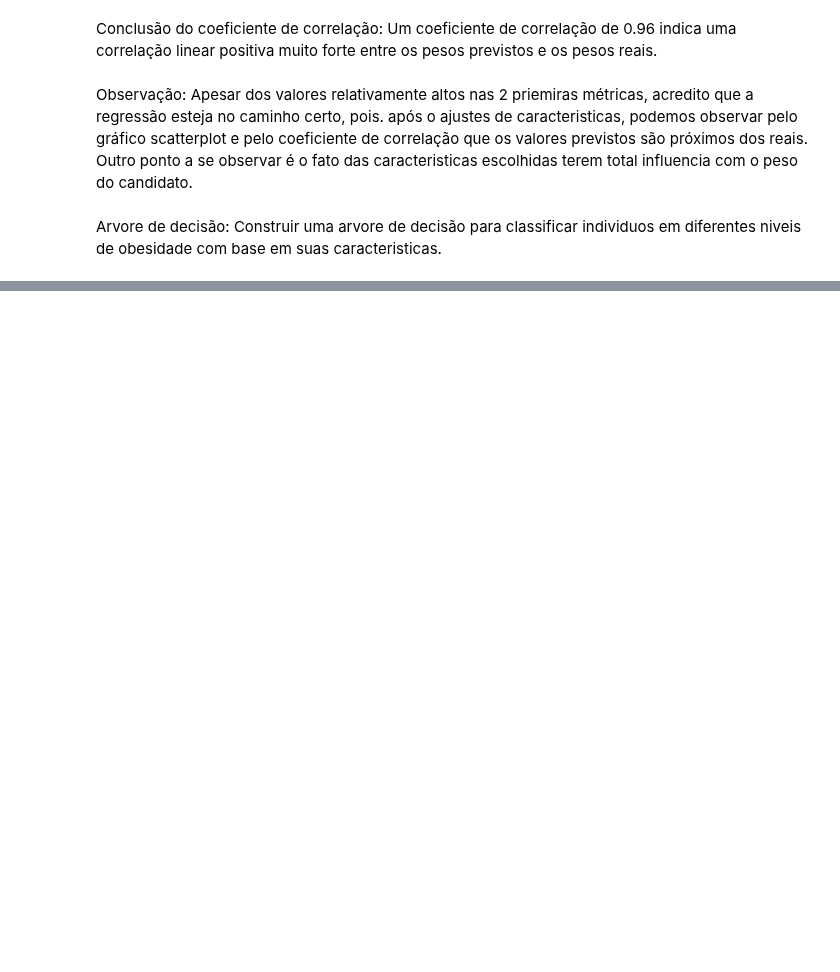
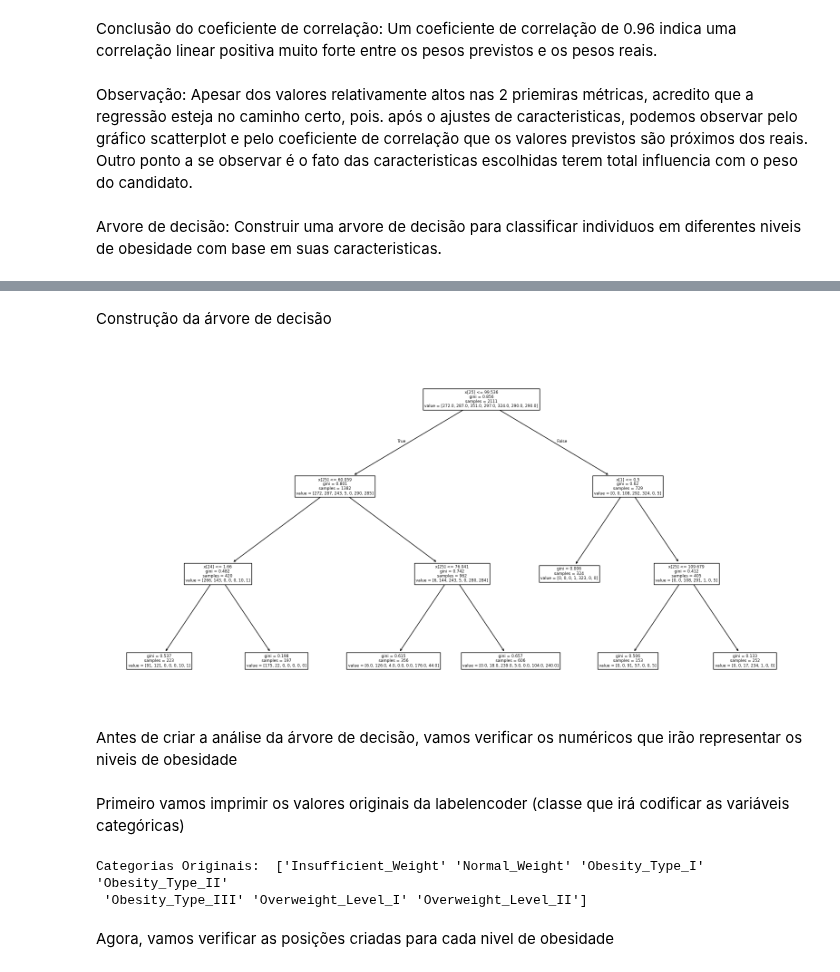
Before and after one commit to caikedomingues/Analise-de-dados-sobre-obesidade, a Jupyter notebook: Analise_Obesidade.ipynb, the cells around one changed output, grey strips where cells are left out. Saved outputs shown, nothing was run; the diff lists cells and outputs as text; code cells hidden in the pictures; blank space fills up the shorter version.

Commit message:
inicio das análises da arvore de decisão

```diff
--- a/Analise_Obesidade.ipynb
+++ b/Analise_Obesidade.ipynb
@@ -2630,0 +2653,62 @@ Arvore de decisão: Construir uma arvore de decisão para classificar individuos
+# %% [markdown]
+Construção da árvore de decisão
+# %%
+from sklearn import tree
+
+from sklearn.preprocessing import OneHotEncoder
+
+from sklearn.preprocessing import LabelEncoder
+# Instancia do objeto OneHotEncoder
+onehot_x = OneHotEncoder(sparse_output=False, handle_unknown='ignore')
+
+labelencoder = LabelEncoder()
+
+plt.figure(figsize = (20, 10))
+
+colunas_categoricas = base_dados.drop('Nivel_Obesidade', axis = 1)
+
+caracteristicas_categoricas_decisao = colunas_categoricas.select_dtypes(include=[object])
+
+caracteristicas_numericas_decisao = base_dados.select_dtypes(include=['number'])
+
+variavel_alvo = base_dados['Nivel_Obesidade']
+
+y_encoded = labelencoder.fit_transform(variavel_alvo)
+
+
+# Aplicando o onehotencoder.
+x_encoded = onehot_x.fit_transform(caracteristicas_categoricas_decisao)
+
+
+colunas_caracteristicas_one_hot = onehot_x.get_feature_names_out(input_features=caracteristicas_categoricas_decisao.columns)
+
+x_encoded_df = pd.DataFrame(x_encoded, columns=colunas_caracteristicas_one_hot)
+
+x = pd.concat([x_encoded_df, caracteristicas_numericas_decisao.reset_index(drop=True)], axis=1)
+
+y = y_encoded
+
+arvore  = tree.DecisionTreeClassifier(max_depth=3, min_samples_split = 10, min_samples_leaf=5, ccp_alpha=0.01 )
+
+arvore.fit(x, y)
+
+tree.plot_tree(arvore)
+
+
+
+plt.show()
+# %% [output]
+[figure, added]
+# %% [markdown]
+Antes de criar a análise da árvore de decisão, vamos verificar os numéricos que irão representar os niveis de obesidade
+# %% [markdown]
+Primeiro vamos imprimir os valores originais da labelencoder (classe que irá codificar
+as variáveis categóricas)
+# %%
+# Irá mostrar as classes categóricas da coluna
+print('Categorias Originais: ', labelencoder.classes_)
+# %% [output]
+Categorias Originais:  ['Insufficient_Weight' 'Normal_Weight' 'Obesity_Type_I' 'Obesity_Type_II'
+ 'Obesity_Type_III' 'Overweight_Level_I' 'Overweight_Level_II']
+# %% [markdown]
+Agora, vamos verificar as posições criadas para cada nivel de obesidade
```
Also changed, not shown: parts of 11 cells of this notebook.
